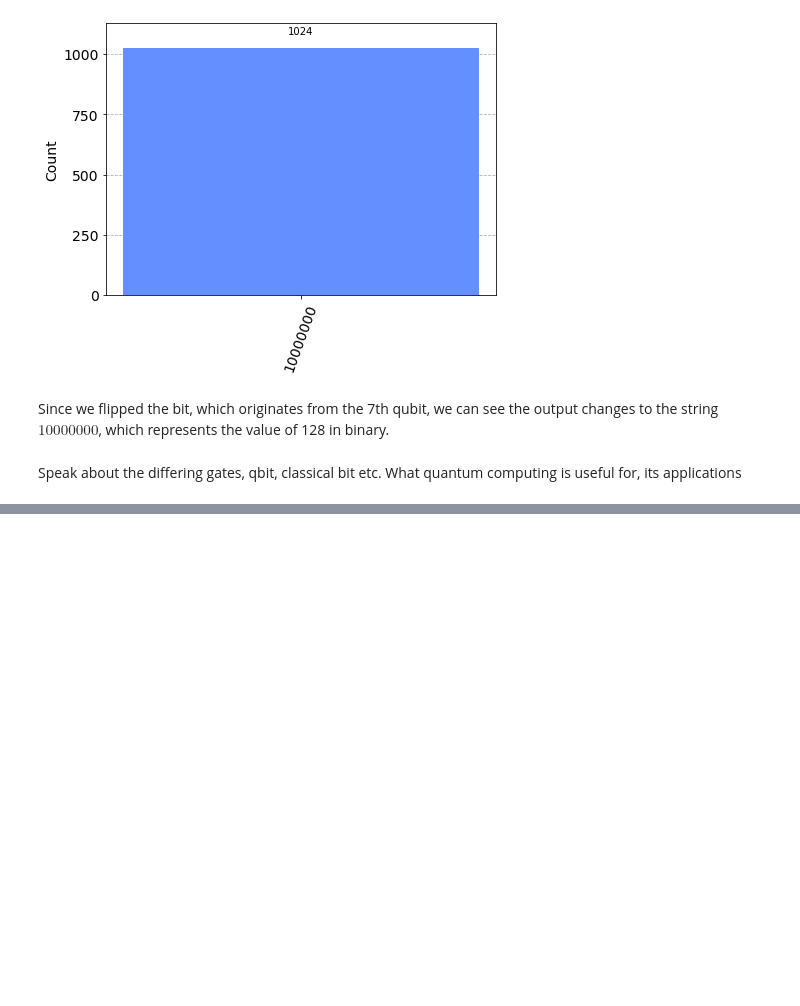
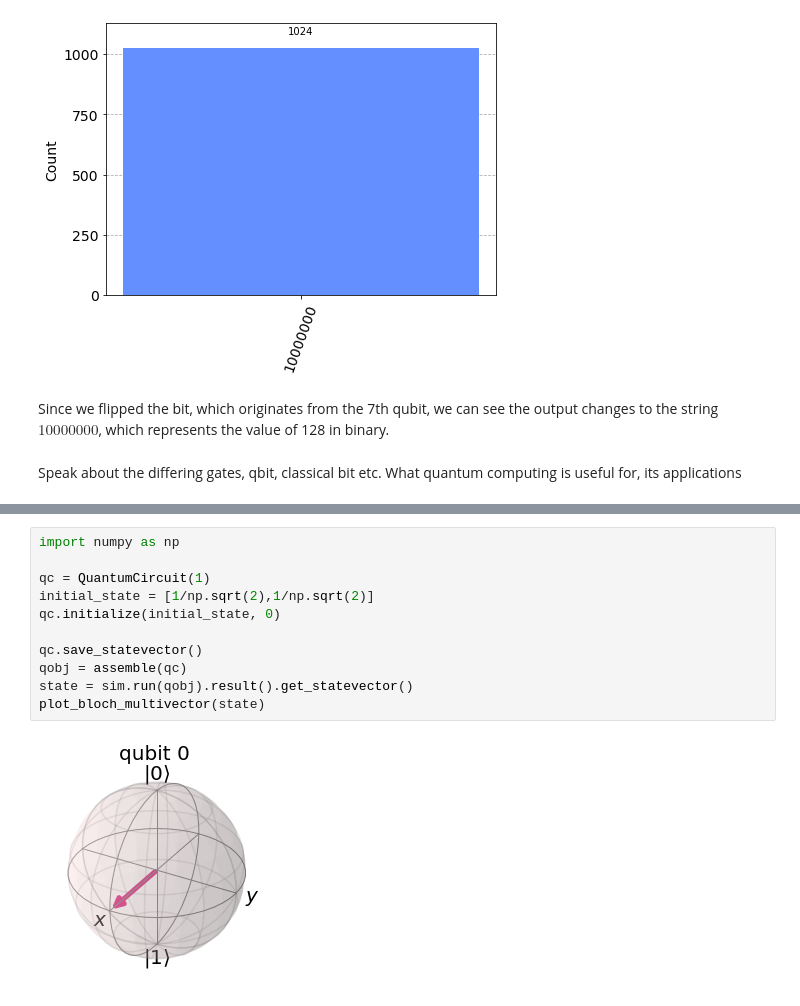
Before and after one commit to shanemcdonagh/emergingtechnologies, a Jupyter notebook: content/notebooks/04-quantum-computing.ipynb, the cells around one changed output, grey strips where cells are left out. Drawn from its saved outputs; the diff is of its cells as text; blank space fills up the shorter version.

```diff
--- a/content/notebooks/04-quantum-computing.ipynb
+++ b/content/notebooks/04-quantum-computing.ipynb
@@ -106,0 +156,13 @@ Let's take a further look at single Qubit gates and what they do within a circui
+# %%
+import numpy as np
+
+qc = QuantumCircuit(1)
+initial_state = [1/np.sqrt(2),1/np.sqrt(2)]
+qc.initialize(initial_state, 0)
+
+qc.save_statevector()
+qobj = assemble(qc)
+state = sim.run(qobj).result().get_statevector()
+plot_bloch_multivector(state)
+# %% [output]
+[figure, added]
```
Also changed, not shown: parts of 9 cells of this notebook, 1 other file.
